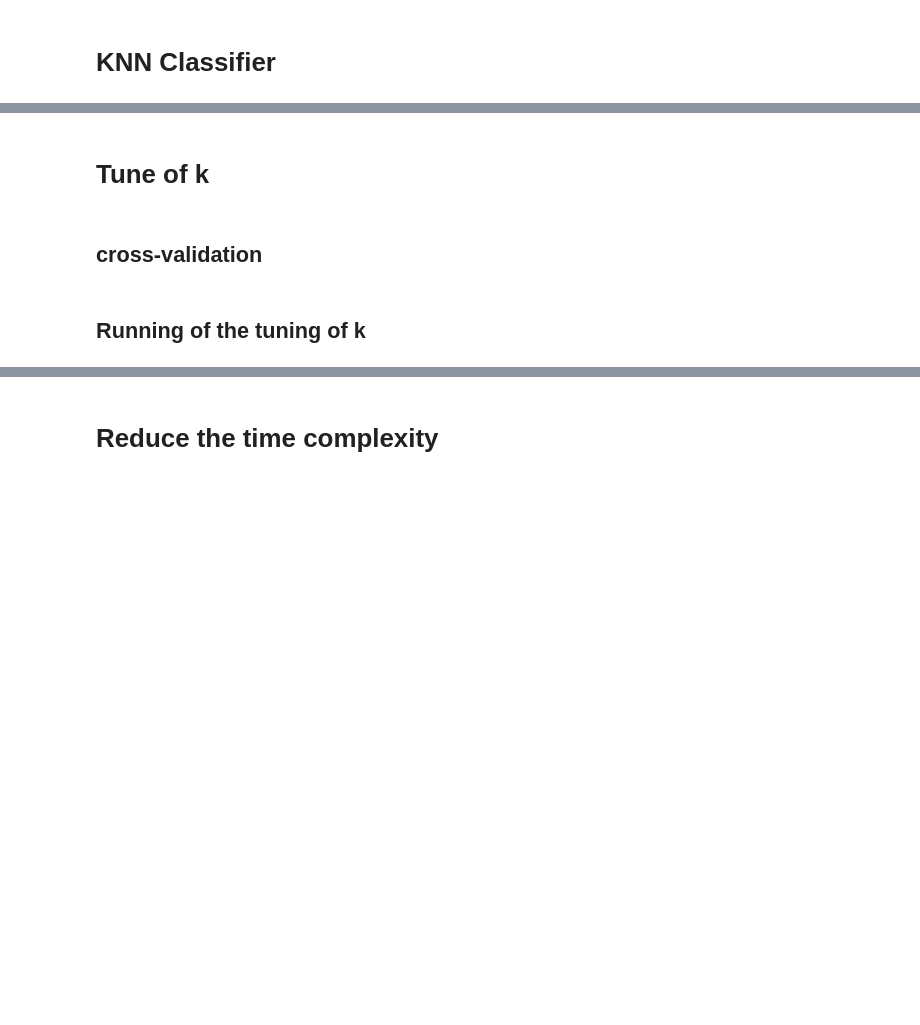
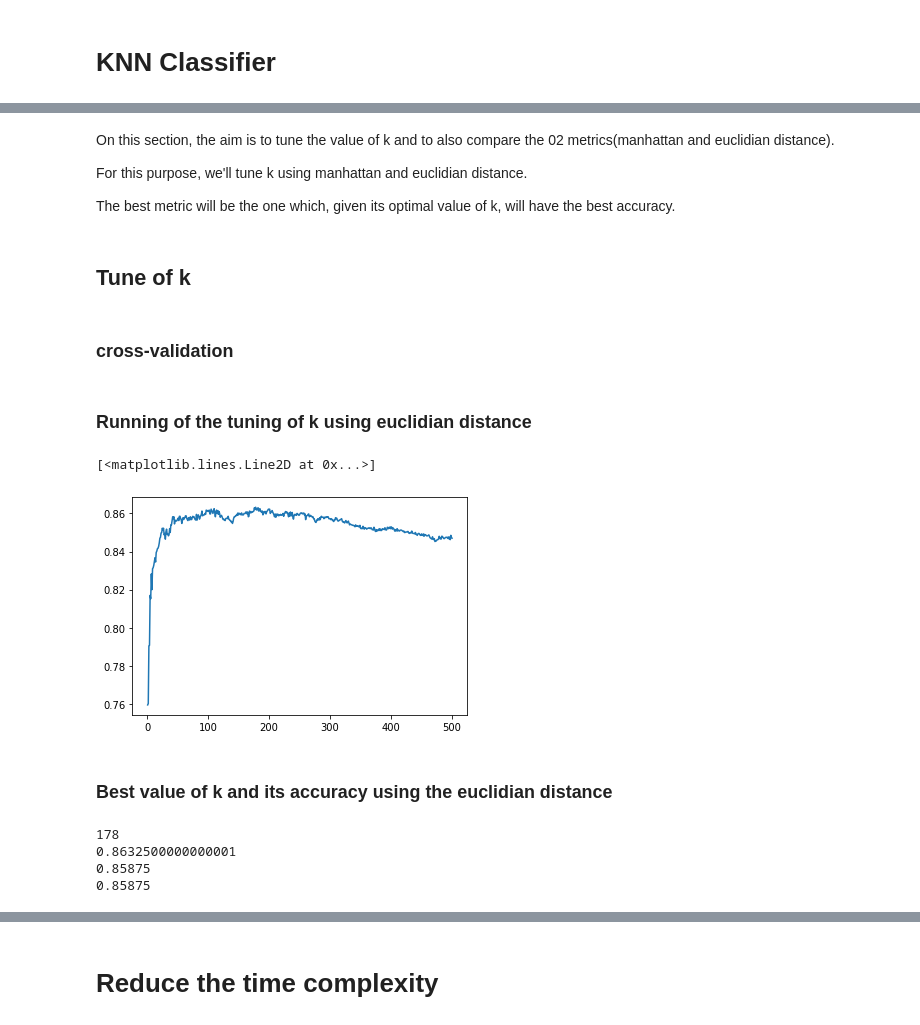
Before and after one commit to Manuela-AYO/Knn, a Jupyter notebook: Waveform_EDA.ipynb, the cells around one changed output, grey strips where cells are left out. Saved outputs shown, nothing was run; the diff lists cells and outputs as text; code cells hidden in the pictures; blank space fills up the shorter version.

```diff
--- a/Waveform_EDA.ipynb
+++ b/Waveform_EDA.ipynb
@@ -183,9 +183,27 @@ class knnClassifier:
         self.feature_vector = X
         self.target_vector = y
 
-    # compute the euclidian distance/minowski metric between a point and a set of points
+    # compute the manhattan distance between a point and a set of points
     # and return the sorted indexes
-    def euclidian_distance(self, point:np.array, X : np.array) -> np.array :
+    def manhattan_distance(self, point : np.array, X : np.array) -> np.array :
+      # table that stores the distances
+      if self.opt :
+        distance_table = np.sum(np.abs(X-point), axis=1)
+
+      else :
+        distance_table = np.zeros(len(self.feature_vector))
+        for i in range(len(X)) :
+          p = X[i].reshape(-1, 1)
+          distance_table[i] = np.sum(np.abs(p-point))
+
+      # sort the indexes
+      sorted_idx = np.argsort(distance_table, axis=0)
+
+      return sorted_idx
+
+    # compute the euclidian distance between a point and a set of points
+    # and return the sorted indexes
+    def euclidian_distance(self, point : np.array, X : np.array) -> np.array :
         # table that stores the distances
         if self.opt :
           distance_table = np.sqrt(np.sum((X-point)**2, axis=1))
@@ -208,6 +226,9 @@ class knnClassifier:
 
             if self.metric == "euclidian_distance":
                 self.distances_table = self.euclidian_distance(point, self.feature_vector)
+
+            elif self.metric == "manhattan_distance":
+              self.distances_table = self.manhattan_distance(point, self.feature_vector)
 
         except AssertionError as e:
             e.args += ("You should fit the feature vector to the classifier",)
@@ -471,7 +494,13 @@ class knnClassifier:
+# %% [markdown]
+On this section, the aim is to tune the value of k and to also compare the 02 metrics(manhattan and euclidian distance).
+
+For this purpose, we'll tune k using manhattan and euclidian distance.
+
+The best metric will be the one which, given its optimal value of k, will have the best accuracy.
 # %% [markdown]
-# Tune of k
+## Tune of k
 # %% [markdown]
-## cross-validation
+### cross-validation
 # %%
 def cross_validation_split(X : np.array, y : np.array, num_folds : int, classifier : knnClassifier, k_values : int) -> np.array:
   """
@@ -519,22 +548,38 @@ def cross_validation_split(X : np.array, y : np.array, num_folds : int, classifi
 
   return folds_scores
 # %% [markdown]
-## Running of the tuning of k
+### Running of the tuning of k using euclidian distance
 # %%
 # let us take a look on the impact of k over the accuracy
-clf = knnClassifier()
+clf = knnClassifier(opt = True)
 
 # theoretical optimal value for k
 optimal_n = int(np.sqrt(len(X_train)/3))
 max_n = 500
 
 # mean cross-validation error over k
 mean_cv_k = np.zeros(max_n+1)
 
 # perform cross-validation
 validation_scores = cross_validation_split(X_train, y_train, 10, clf, max_n)
 for i in range(1,max_n+1):
   mean_cv_k[i] = np.mean(validation_scores[:,i])
 
 # plot the observation
 plt.plot(np.array(np.arange(1,len(mean_cv_k))), mean_cv_k[1:])
+# %% [output]
+[<matplotlib.lines.Line2D at 0x...>]
+[figure, added]
+# %% [markdown]
+### Best value of k and its accuracy using the euclidian distance
+# %%
+k = np.argmax(mean_cv_k)
+print(k)
+print(mean_cv_k[k])
+print(mean_cv_k[63])
+print(mean_cv_k[64])
+# %% [output]
+178
+0.8632500000000001
+0.85875
+0.85875
```
Also changed, not shown: parts of 50 cells of this notebook.
